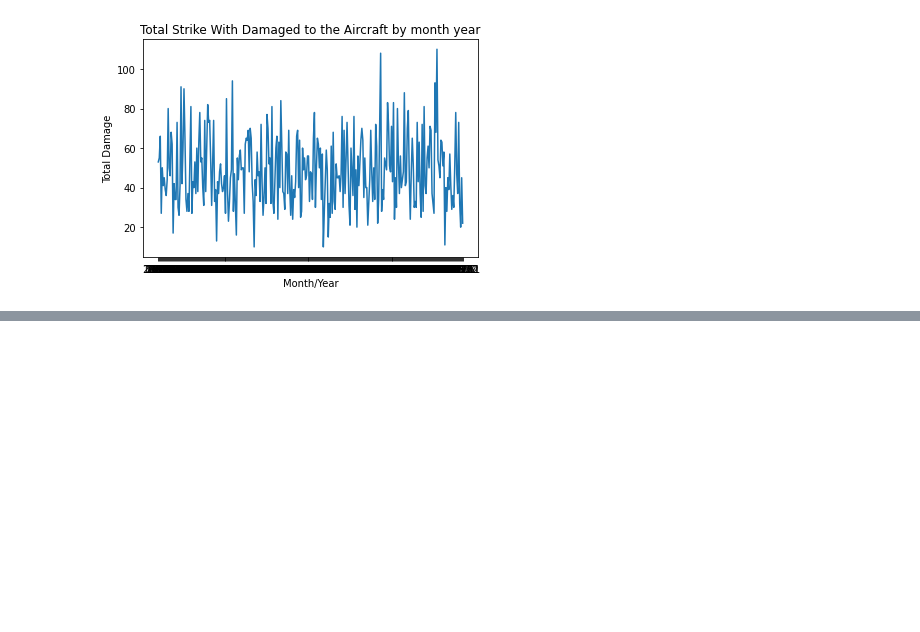
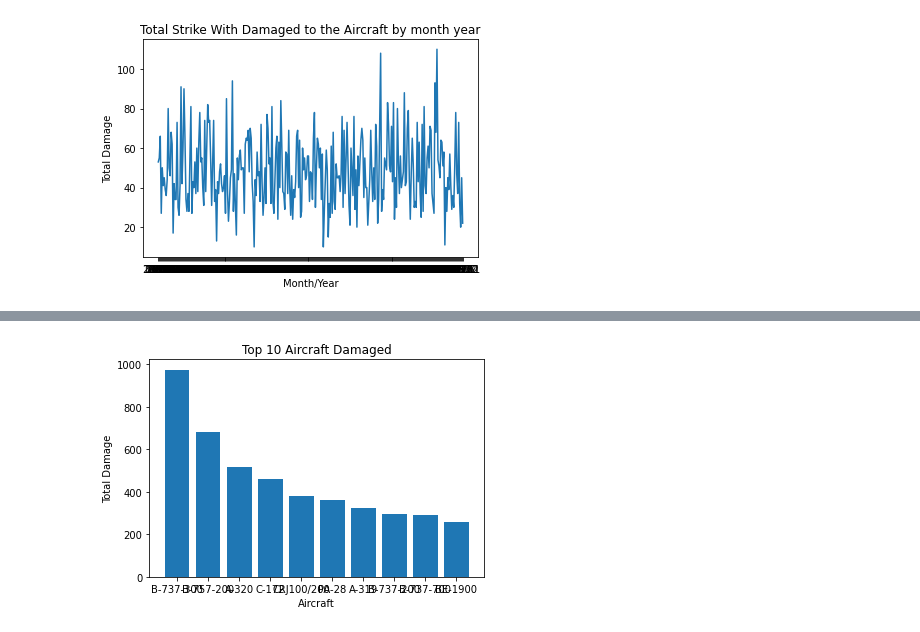
Before and after one commit to emadera80/Data-Engineering, a Jupyter notebook: Data Wrangling with Spark/Wrangling Data with Spark.ipynb, the cells around one changed output, grey strips where cells are left out. Cells and saved outputs as stored; diff of their text form; code cells hidden in the pictures; blank space fills up the shorter version.

Commit message:
graphs

```diff
--- a/Data Wrangling with Spark/Wrangling Data with Spark.ipynb
+++ b/Data Wrangling with Spark/Wrangling Data with Spark.ipynb
@@ -99,3 +96,16 @@ plt.title('Total Strike With Damaged to the Aircraft by month year')
 plt.show()
 # %% [output]
 [figure]
+# %%
+damaged_aircraft = spark.sql(
+"""
+    select Aircraft
+        , sum(`Aircraft Damage`) as totalDamge
+    from birdstrike
+    group by 1
+    order by 2 desc
+    limit 10
+
+"""
+
+).toPandas()
@@ -101,0 +121,8 @@ plt.show()
+# %%
+plt.bar(damaged_aircraft['Aircraft'], damaged_aircraft['totalDamge'])
+plt.xlabel('Aircraft')
+plt.ylabel('Total Damage')
+plt.title('Top 10 Aircraft Damaged')
+plt.show()
+# %% [output]
+[figure, added]
```
Also changed, not shown: parts of 3 cells of this notebook.
